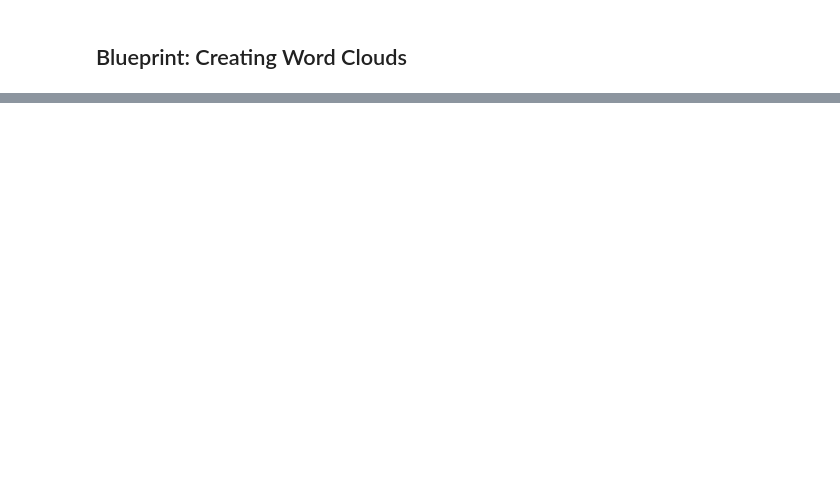
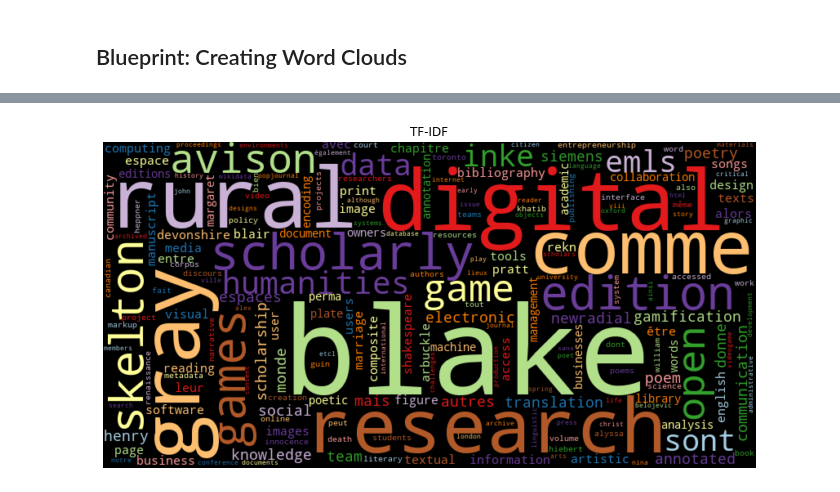
Before and after one commit to spotka/txtanalytics, a Jupyter notebook: CreateDFforHSS.ipynb, the cells around one changed output, grey strips where cells are left out. Saved outputs shown, nothing was run; the diff lists cells and outputs as text; code cells hidden in the pictures; blank space fills up the shorter version.

```diff
--- a/CreateDFforHSS.ipynb
+++ b/CreateDFforHSS.ipynb
@@ -239,0 +238,19 @@ ax.set(xlabel='Frequency', ylabel='Token', title='Top Words')
+# %%
+import numpy as np
+
+def compute_idf(df, column='tokens', preprocess=None, min_df=2):
+
+    def update(doc):
+        tokens = doc if preprocess is None else preprocess(doc)
+        counter.update(set(tokens))
+
+    # count tokens
+    counter = Counter()
+    df[column].map(update)
+
+    # create data frame and compute idf
+    idf_df = pd.DataFrame.from_dict(counter, orient='index', columns=['df'])
+    idf_df = idf_df.query('df >= @min_df')
+    idf_df['idf'] = np.log(len(df)/idf_df['df'])+0.1
+    idf_df.index.name = 'token'
+    return idf_df
@@ -239,0 +265,7 @@ ax.set(xlabel='Frequency', ylabel='Token', title='Top Words')
+# %%
+freq_df['tfidf'] = freq_df['freq'] * idf_df['idf']
+# %%
+plt.figure(figsize=(12,6)) ###
+wordcloud(freq_df['tfidf'], title='TF-IDF', stopwords=['https', 'http', 'pour', 'text', 'dans', 'elle', 'nous', 'plus', 'allc', 'cette'])
+# %% [output]
+[figure, added]
```
Also changed, not shown: parts of 18 cells of this notebook.
